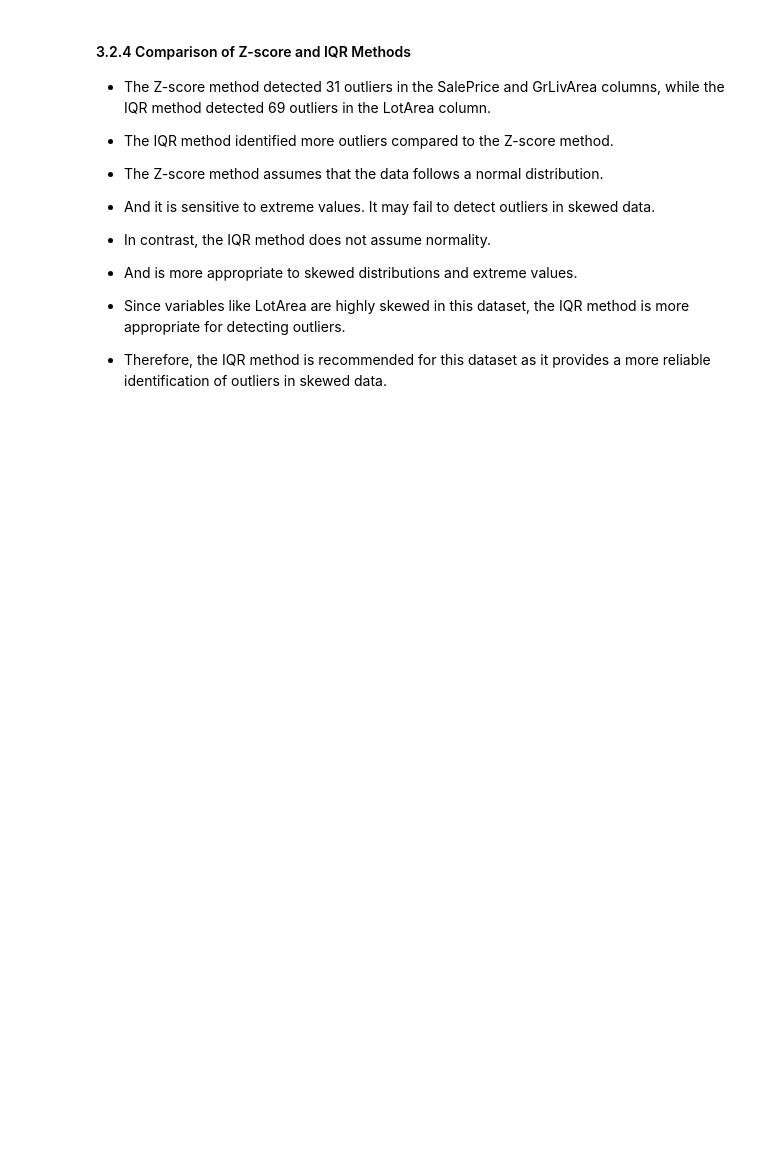
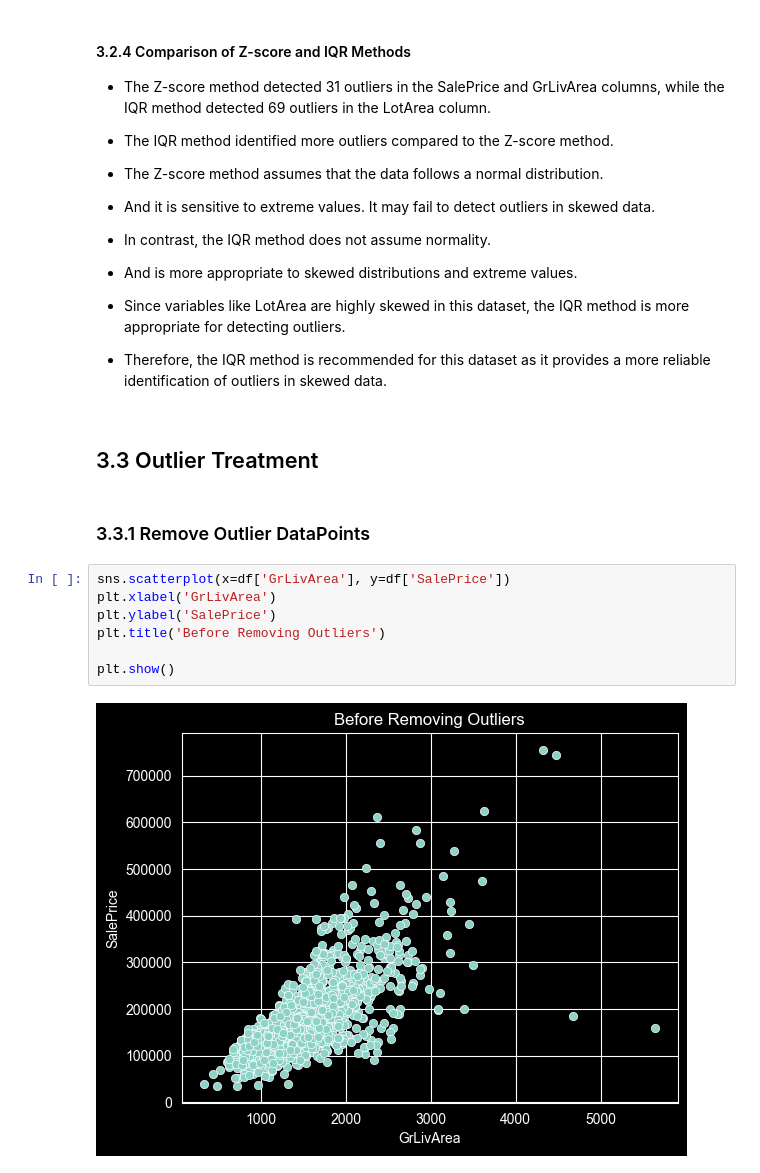
Before and after one commit to pinithasavidya617/pandas-data-analysis-practice, a Jupyter notebook: Data Processing Project/ames_analysis.ipynb, the cells around one changed output. Drawn from its saved outputs; the diff is of its cells as text; blank space fills up the shorter version.

Commit message:
Add outlier treatment

```diff
--- a/Data Processing Project/ames_analysis.ipynb
+++ b/Data Processing Project/ames_analysis.ipynb
@@ -722,3 +722,16 @@ Number of outliers: 69
 - Since variables like LotArea are highly skewed in this dataset, the IQR method is more appropriate for detecting outliers.
 
 - Therefore, the IQR method is recommended for this dataset as it provides a more reliable identification of outliers in skewed data.
+# %% [markdown]
+## 3.3 Outlier Treatment
+# %% [markdown]
+### 3.3.1 Remove Outlier DataPoints
+# %%
+sns.scatterplot(x=df['GrLivArea'], y=df['SalePrice'])
+plt.xlabel('GrLivArea')
+plt.ylabel('SalePrice')
+plt.title('Before Removing Outliers')
+
+plt.show()
+# %% [output]
+[figure, added]
```
Also changed, not shown: parts of 10 cells of this notebook.
